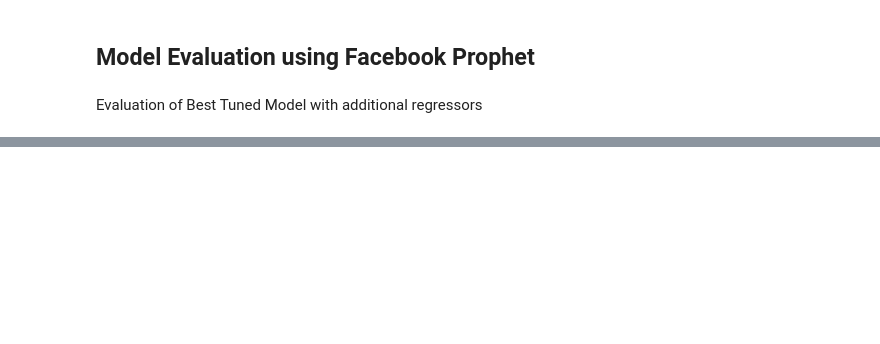
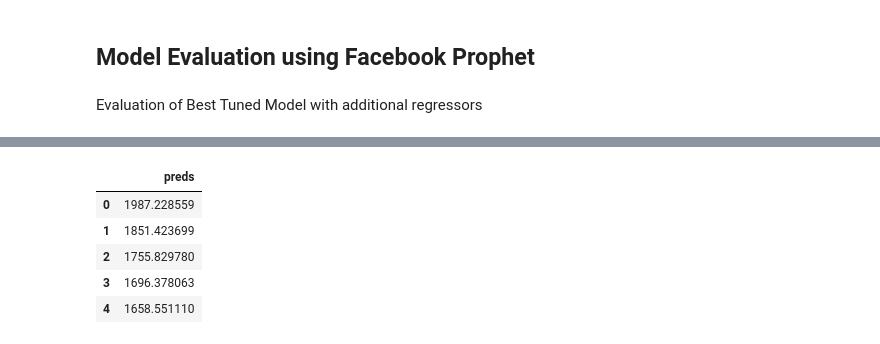
Before and after one commit to baskarsambandamurthy/jobathon-nov-2022, a Jupyter notebook: jobathon-nov-2022-fbprophet.ipynb, the cells around one changed output, grey strips where cells are left out. Saved outputs shown, nothing was run; the diff lists cells and outputs as text; code cells hidden in the pictures; blank space fills up the shorter version.

Commit message:
Facebook Prophet Hourwise

```diff
--- a/jobathon-nov-2022-fbprophet.ipynb
+++ b/jobathon-nov-2022-fbprophet.ipynb
@@ -309,0 +565,6 @@ X_val_df.head()
+# %%
+y_mean = (train_forecast['yhat_upper'] + train_forecast['yhat_lower'] ) / 2
+ydiff =  y_mean - train_forecast['yhat']
+print(ydiff.describe())
+RMSE = mean_squared_error(X_val_df[:val_period]['y'],y_mean,squared=False)
+print('RMSE------------------------------------',RMSE)
@@ -310,20 +573,4 @@ X_val_df.head()
 # %%
-%%time
-val_start   = len(X_train_df)#10000
-val_period  = len(X_val_df)#48
-# val_start   = 68688
-# val_period  = 26304
-np.random.seed(100)
-train_model =Prophet(uncertainty_samples=0,
-                     mcmc_samples = 100,
-                    changepoint_prior_scale =0.1,
-#                     n_changepoints = 50,
-                     changepoint_range = 0.9,
-                     weekly_seasonality=True,
-                     daily_seasonality = True,
-                     yearly_seasonality = True,
-                     interval_width=0.95)
-
 # train_model.add_seasonality(name='daily', period=24, fourier_order=15, prior_scale=0.1)
 # train_model.add_seasonality(name='weekly', period=168, fourier_order=3, prior_scale=0.1)
 # train_model.add_seasonality(name='yearly', period=8760, fourier_order=3, prior_scale=0.01)
@@ -374,2 +795,15 @@ with open('fbprophet_mcmc100_w_reg.json', 'r') as fin:
     temp_model = model_from_json(fin.read())  # Load model
+# %%
+preds_df = pd.DataFrame(preds)
+preds_df.columns = ['preds']
+preds_df.to_csv('preds_prophet_hourwise.csv',index=False)
+# %%
+preds_df.head()
+# %% [output]
+|  | preds |
+| 0 | 1987.228559 |
+| 1 | 1851.423699 |
+| 2 | 1755.829780 |
+| 3 | 1696.378063 |
+| 4 | 1658.551110 |
 # %%
```
Also changed, not shown: parts of 44 cells of this notebook.
